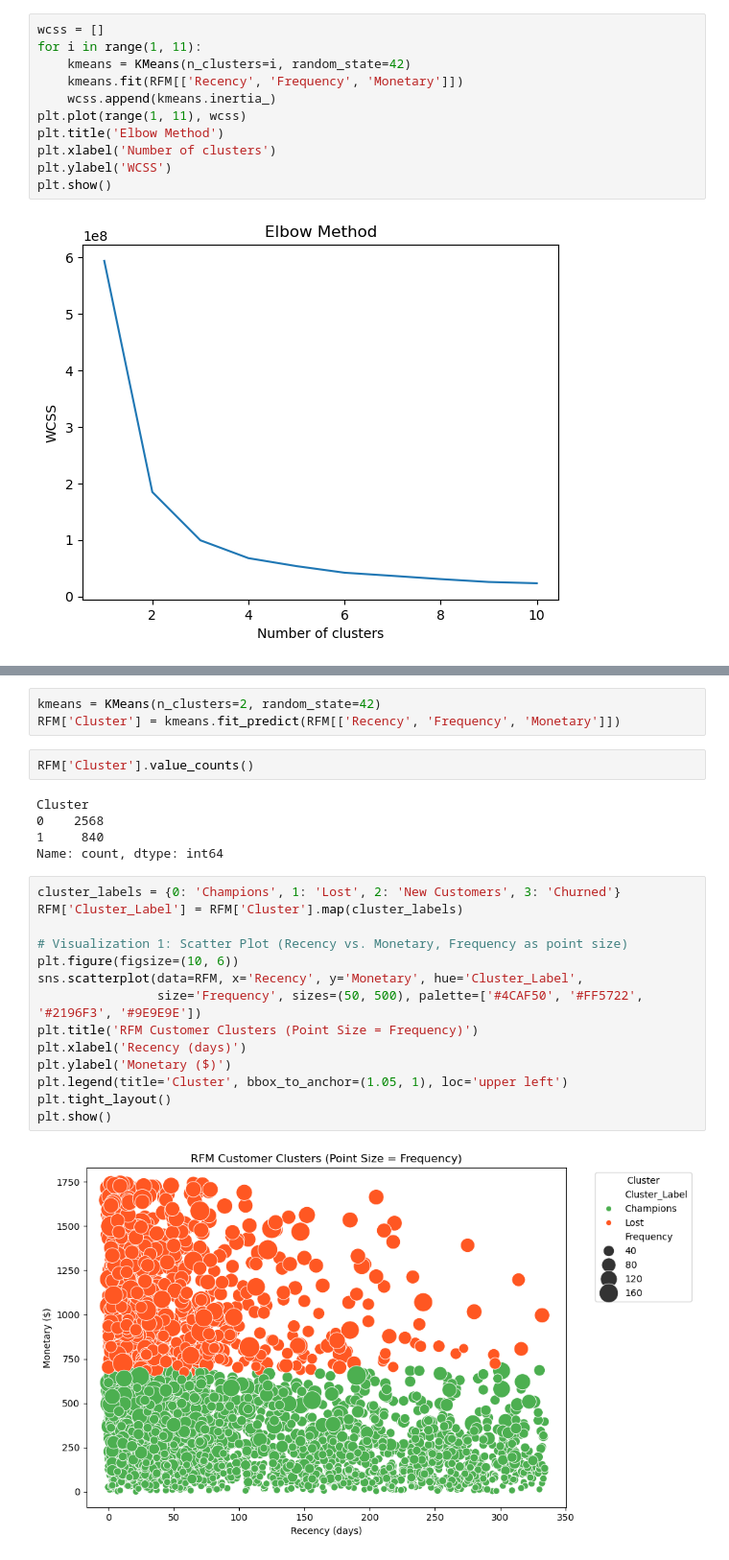
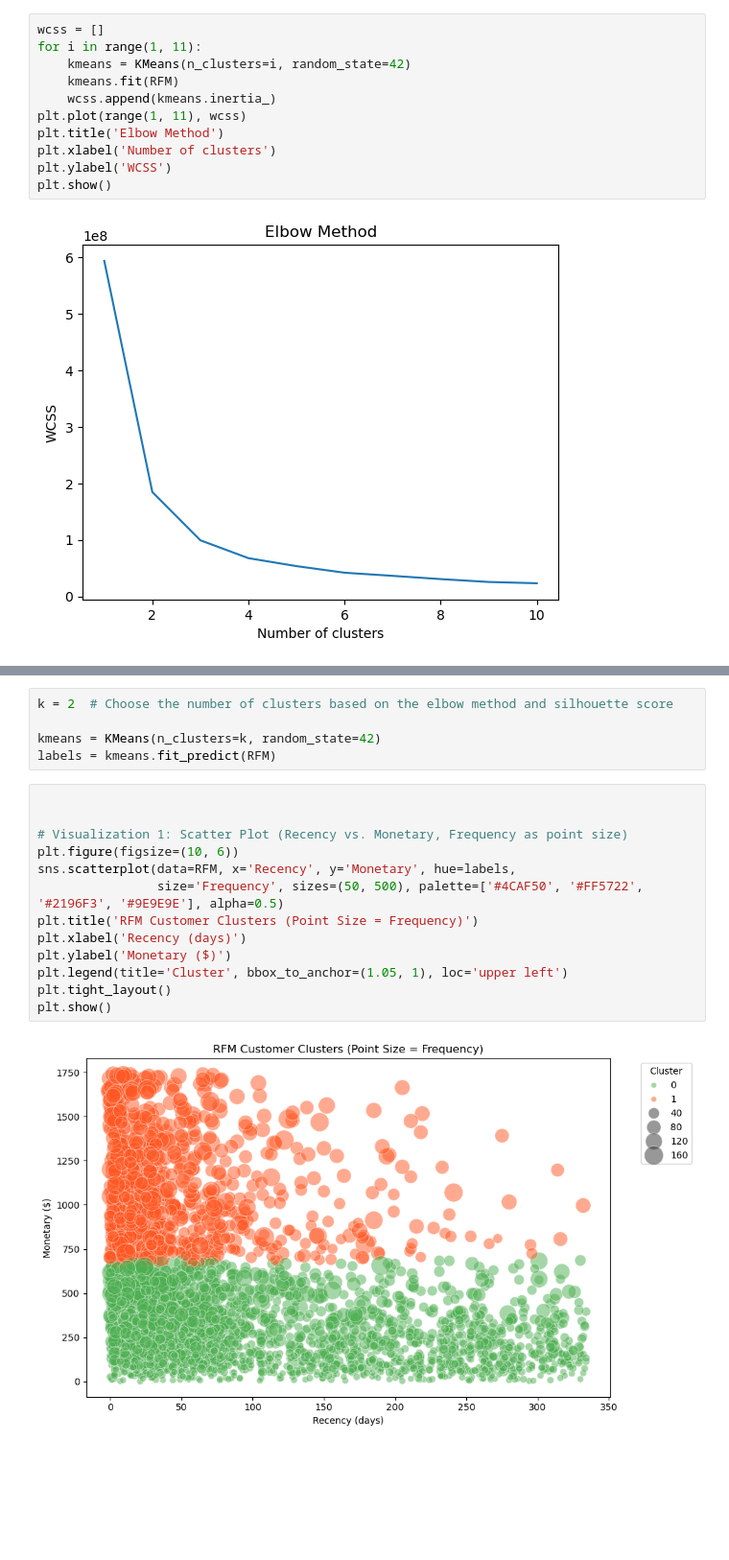
Before and after one commit to muhamedrar/Online-Retail, a Jupyter notebook: clustering_notebook.ipynb, the cells around one changed output, grey strips where cells are left out. Shown at 96% size. Drawn from its saved outputs; the diff is of its cells as text; blank space fills up the shorter version.

Commit message:
threshhold method

```diff
--- a/clustering_notebook.ipynb
+++ b/clustering_notebook.ipynb
@@ -59,7 +65,7 @@ import matplotlib.pyplot as plt
 wcss = []
 for i in range(1, 11):
     kmeans = KMeans(n_clusters=i, random_state=42)
-    kmeans.fit(RFM[['Recency', 'Frequency', 'Monetary']])
+    kmeans.fit(RFM)
     wcss.append(kmeans.inertia_)
 plt.plot(range(1, 11), wcss)
 plt.title('Elbow Method')
@@ -87,28 +93,22 @@ Number of Clusters: 7, Silhouette Score: 0.42
 Number of Clusters: 8, Silhouette Score: 0.39
 Number of Clusters: 9, Silhouette Score: 0.40
 # %%
-kmeans = KMeans(n_clusters=2, random_state=42)
-RFM['Cluster'] = kmeans.fit_predict(RFM[['Recency', 'Frequency', 'Monetary']])
+k = 2  # Choose the number of clusters based on the elbow method and silhouette score
+
+kmeans = KMeans(n_clusters=k, random_state=42)
+labels = kmeans.fit_predict(RFM)
-# %%
-RFM['Cluster'].value_counts()
-# %% [output]
-Cluster
-0    2568
-1     840
-Name: count, dtype: int64
 # %%
-cluster_labels = {0: 'Champions', 1: 'Lost', 2: 'New Customers', 3: 'Churned'}
-RFM['Cluster_Label'] = RFM['Cluster'].map(cluster_labels)
+
 
 # Visualization 1: Scatter Plot (Recency vs. Monetary, Frequency as point size)
 plt.figure(figsize=(10, 6))
-sns.scatterplot(data=RFM, x='Recency', y='Monetary', hue='Cluster_Label',
-                size='Frequency', sizes=(50, 500), palette=['#4CAF50', '#FF5722', '#2196F3', '#9E9E9E'])
+sns.scatterplot(data=RFM, x='Recency', y='Monetary', hue=labels,
+                size='Frequency', sizes=(50, 500), palette=['#4CAF50', '#FF5722', '#2196F3', '#9E9E9E'], alpha=0.5)
 plt.title('RFM Customer Clusters (Point Size = Frequency)')
 plt.xlabel('Recency (days)')
 plt.ylabel('Monetary ($)')
 plt.legend(title='Cluster', bbox_to_anchor=(1.05, 1), loc='upper left')
 plt.tight_layout()
 plt.show()
 # %% [output]
-[figure, old version]
+[figure, new version]
```
Also changed, not shown: parts of 11 cells of this notebook.
